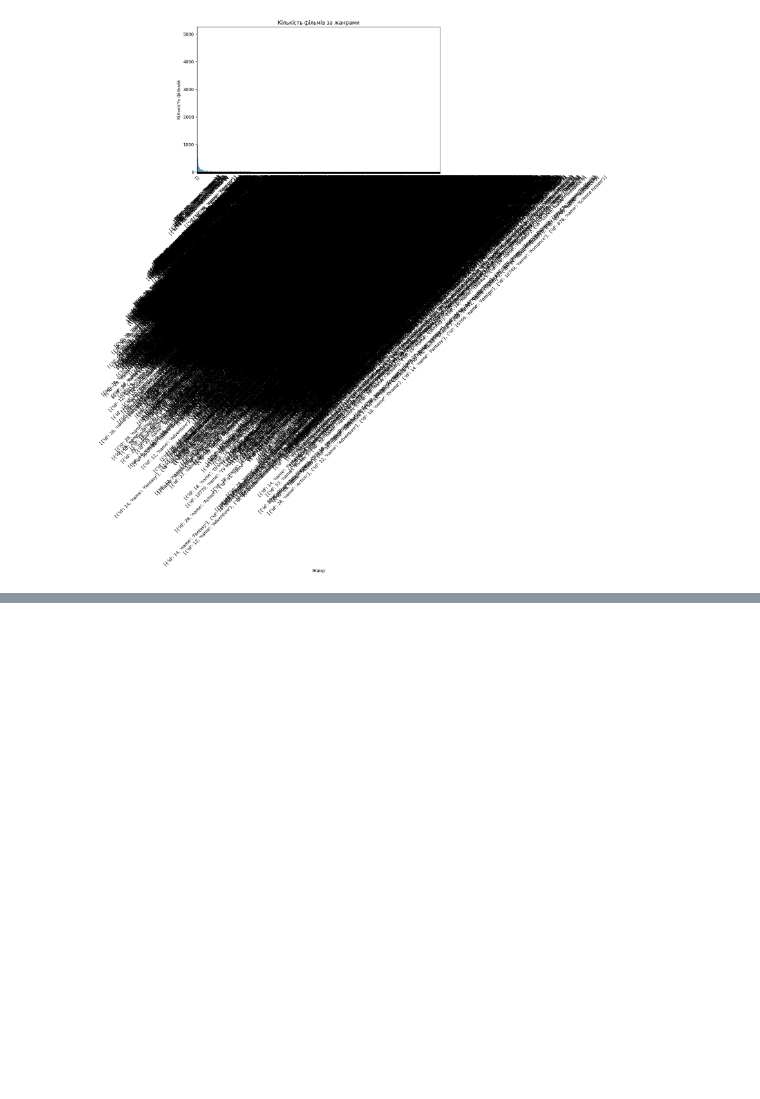
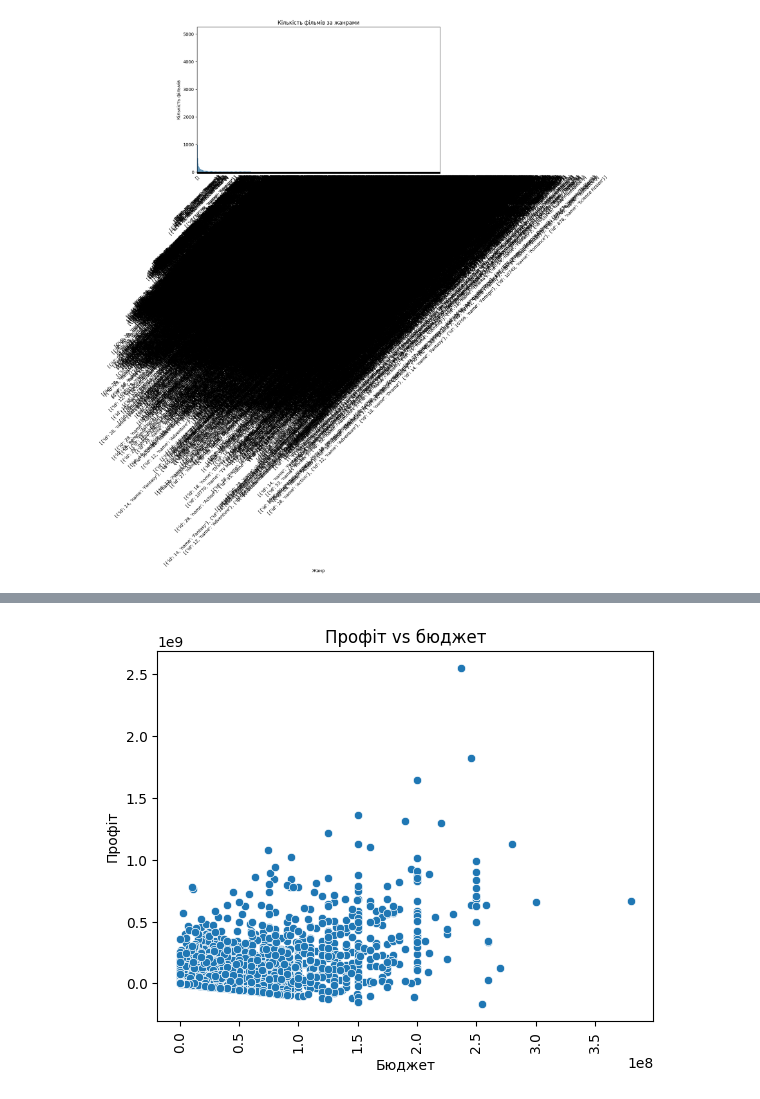
Before and after one commit to MarkKryvoshein/MachineLearning, a Jupyter notebook: Untitled0.ipynb, the cells around one changed output, grey strips where cells are left out. Cells and saved outputs as stored; diff of their text form; code cells hidden in the pictures; blank space fills up the shorter version.

```diff
--- a/Untitled0.ipynb
+++ b/Untitled0.ipynb
@@ -149,0 +186,5 @@ Name: count, Length: 4069, dtype: int64
+# %%
+try:
+  movies_df['genres'] = movies_df['genres'].apply(extract_genres)
+except:
+  movies_df['genres'] = []
@@ -196,0 +226,8 @@ TypeError: string indices must be integers, not 'str'
+# %%
+movies_df['budget'] = pd.to_numeric(movies_df['budget'], errors='coerce')
+
+movies_df['revenue'] = pd.to_numeric(movies_df['revenue'], errors='coerce')
+# %%
+movies_df.fillna({'budget': 0, 'revenue': 0}, inplace=True)
+# %%
+movies_df['profit'] = movies_df['revenue'] - movies_df['budget']
@@ -196,0 +249,13 @@ TypeError: string indices must be integers, not 'str'
+# %%
+
+sns.scatterplot(x=movies_df['budget'], y =movies_df['profit'])
+
+plt.title('Профіт vs бюджет')
+plt.xlabel('Бюджет')
+plt.ylabel('Профіт')
+
+plt.xticks(rotation=90)
+
+plt.show()
+# %% [output]
+[figure, added]
```
Also changed, not shown: parts of 9 cells of this notebook.
